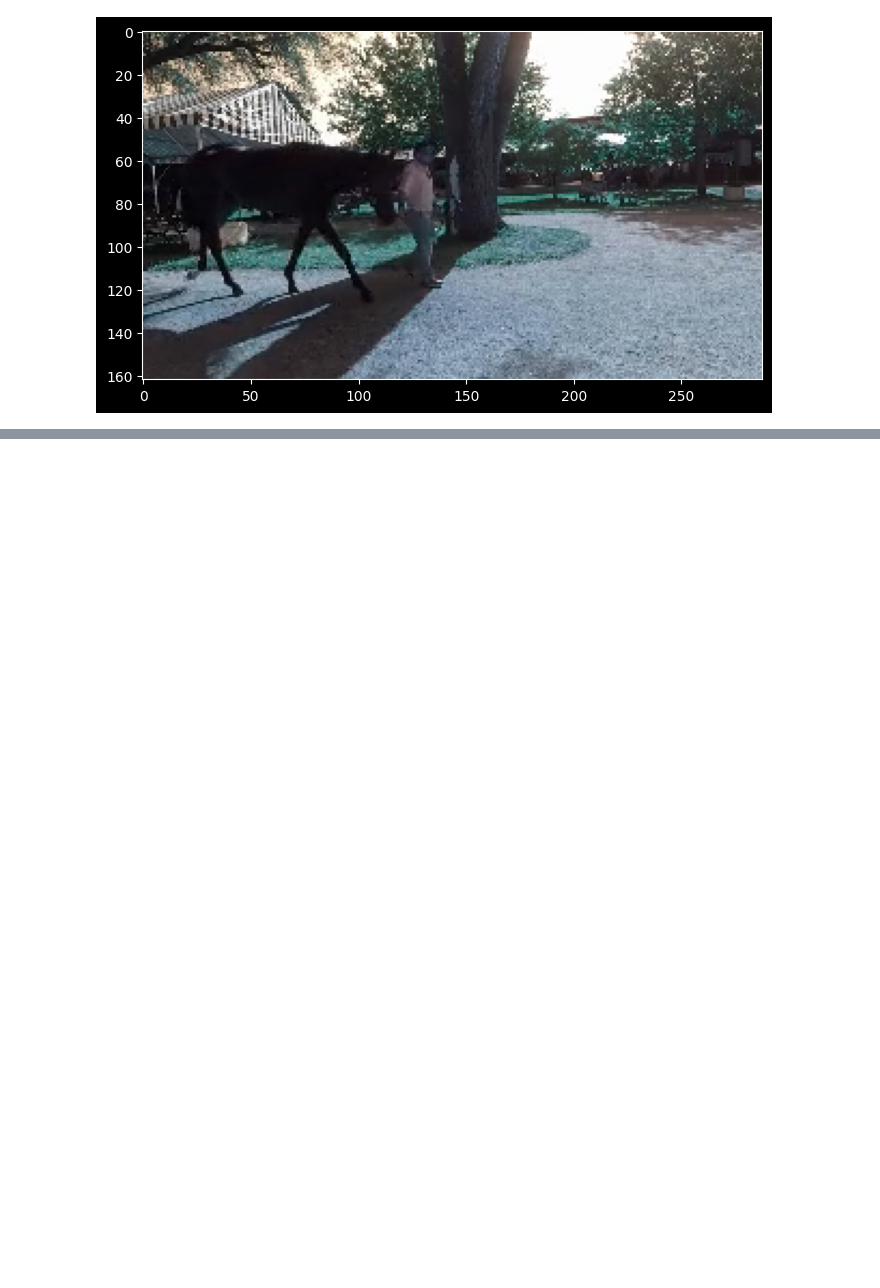
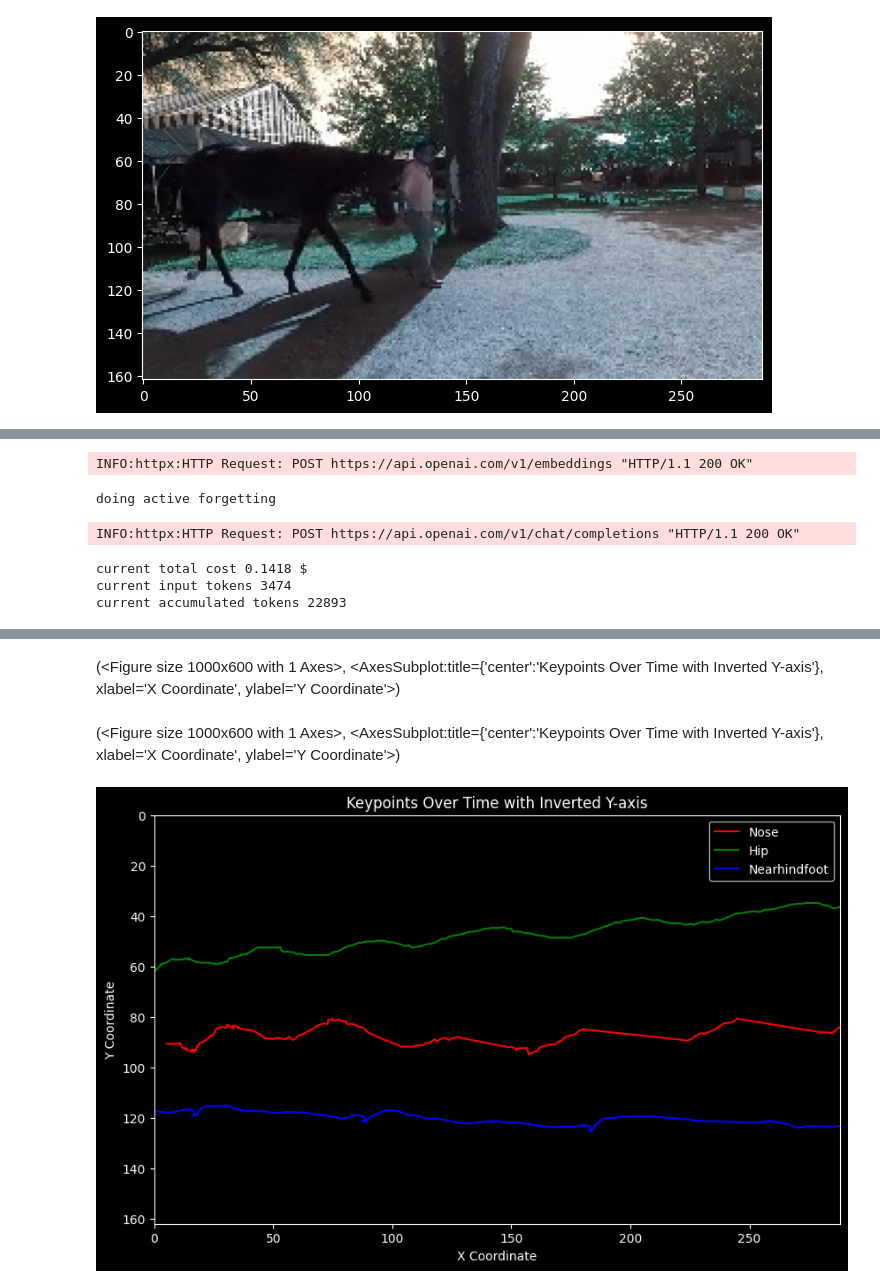
Before and after one commit to AdaptiveMotorControlLab/AmadeusGPT, a Jupyter notebook: notebooks/Horse_demo.ipynb, the cells around one changed output, grey strips where cells are left out. Saved outputs shown, nothing was run; the diff lists cells and outputs as text; code cells hidden in the pictures; blank space fills up the shorter version.

```diff
--- a/notebooks/Horse_demo.ipynb
+++ b/notebooks/Horse_demo.ipynb
@@ -122,0 +146,4 @@ Let's write the code to achieve this.
+# %%
+query = "What keypoints are in this data?"
+qa_message = amadeus.step(query)
+qa_message = parse_result(amadeus, qa_message)
@@ -122,0 +183,11 @@ Let's write the code to achieve this.
+# %%
+query = "Plot the nose, hip, and nearhindfoot over time. Invert the Y coordinate axis"
+qa_message = amadeus.step(query)
+qa_message = parse_result(amadeus, qa_message)
+# %% [output]
+INFO:httpx:HTTP Request: POST https://api.openai.com/v1/embeddings "HTTP/1.1 200 OK"
+doing active forgetting
+INFO:httpx:HTTP Request: POST https://api.openai.com/v1/chat/completions "HTTP/1.1 200 OK"
+current total cost 0.1418 $
+current input tokens 3474
+current accumulated tokens 22893
@@ -123,3 +244,6 @@ Let's write the code to achieve this.
+(<Figure size 1000x600 with 1 Axes>, <AxesSubplot:title={'center':'Keypoints Over Time with Inverted Y-axis'}, xlabel='X Coordinate', ylabel='Y Coordinate'>)
+(<Figure size 1000x600 with 1 Axes>, <AxesSubplot:title={'center':'Keypoints Over Time with Inverted Y-axis'}, xlabel='X Coordinate', ylabel='Y Coordinate'>)
+[figure, added]
 # %%
 query = """ make an animation of the horse keypoints over time. Overlap the image frame on it. Save the animation on the disk. """
 qa_message = amadeus.step(query)
```
Also changed, not shown: parts of 7 cells of this notebook.
